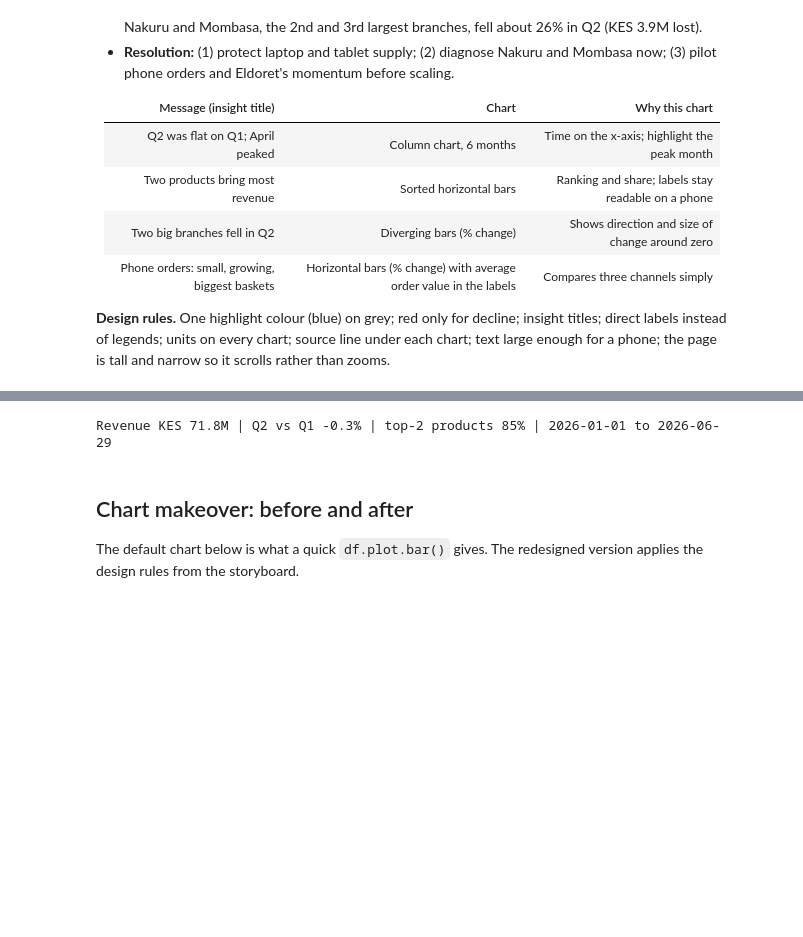
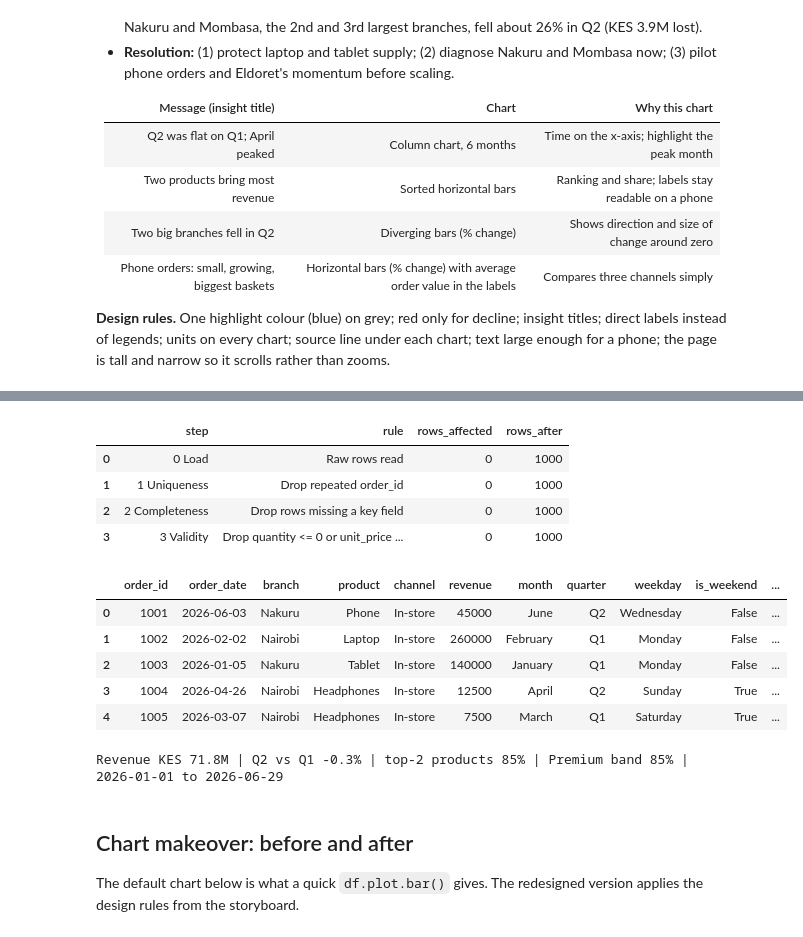
Before and after one commit to Chala-prog/plp-da-a4-student-eda-and-board-report, a Jupyter notebook: board_report.ipynb, the cells around one changed output, grey strips where cells are left out. Cells and saved outputs as stored; diff of their text form; code cells hidden in the pictures; blank space fills up the shorter version.

```diff
--- a/board_report.ipynb
+++ b/board_report.ipynb
@@ -25,28 +26,41 @@ This notebook plans the one-page board report, builds every chart in code, and d
 # %%
 import numpy as np, pandas as pd
 import matplotlib; matplotlib.use("Agg")
 import matplotlib.pyplot as plt
 from IPython.display import Image, display
 import os; os.makedirs("figures", exist_ok=True); os.makedirs("reports", exist_ok=True)
 
-d = pd.read_csv("duka_sales.csv", parse_dates=["order_date"])
-d["revenue"] = d.quantity * d.unit_price                       # KES
-d["month"] = d.order_date.dt.month
-d["half"] = np.where(d.month <= 3, "Q1", "Q2")
+from duka_prep import load_clean_duka          # cleaning rules + derived columns (Week 3 definitions)
+d, clean_log = load_clean_duka("duka_sales.csv")
+d.assign(month=d["month"].astype(str), weekday=d["weekday"].astype(str)).to_csv("duka_sales_clean.csv", index=False)
+display(clean_log)                              # every cleaning rule and how many rows it touched
+display(d[["order_id", "order_date", "branch", "product", "channel", "revenue", "month", "quarter", "weekday", "is_weekend", "price_band"]].head())
 n, tot = len(d), d.revenue.sum()
-mon  = d.groupby("month").revenue.sum()
-q    = d.groupby("half").revenue.sum(); q_chg = q.Q2 / q.Q1 - 1
+mon  = d.groupby("month_num").revenue.sum()
+q    = d.groupby("quarter").revenue.sum(); q_chg = q.Q2 / q.Q1 - 1
 prod = d.groupby("product").revenue.sum().sort_values(ascending=False)
 prem = prod.iloc[:2].sum() / tot
-br   = d.pivot_table(index="branch", columns="half", values="revenue", aggfunc="sum"); br["chg"] = br.Q2 / br.Q1 - 1
-br_n = d.groupby(["branch", "half"]).size()
-ch   = d.pivot_table(index="channel", columns="half", values="revenue", aggfunc="sum"); ch["chg"] = ch.Q2 / ch.Q1 - 1
+br   = d.pivot_table(index="branch", columns="quarter", values="revenue", aggfunc="sum"); br["chg"] = br.Q2 / br.Q1 - 1
+br_n = d.groupby(["branch", "quarter"]).size()
+ch   = d.pivot_table(index="channel", columns="quarter", values="revenue", aggfunc="sum"); ch["chg"] = ch.Q2 / ch.Q1 - 1
 aov  = d.groupby("channel").revenue.sum() / d.groupby("channel").size()
 D0, D1 = d.order_date.min(), d.order_date.max()
 SOURCE = f"Source: Duka Electronics sales data, {D0:%-d %b}–{D1:%-d %b %Y} ({n:,} orders). Revenue = quantity × unit price."
-print(f"Revenue KES {tot/1e6:.1f}M | Q2 vs Q1 {q_chg:+.1%} | top-2 products {prem:.0%} | {D0.date()} to {D1.date()}")
+prem_band = d[d.price_band == "Premium"].revenue.sum() / tot
+print(f"Revenue KES {tot/1e6:.1f}M | Q2 vs Q1 {q_chg:+.1%} | top-2 products {prem:.0%} | Premium band {prem_band:.0%} | {D0.date()} to {D1.date()}")
 # %% [output]
+|  | step | rule | rows_affected | rows_after |
+| 0 | 0 Load | Raw rows read | 0 | 1000 |
+| 1 | 1 Uniqueness | Drop repeated order_id | 0 | 1000 |
+| 2 | 2 Completeness | Drop rows missing a key field | 0 | 1000 |
+| 3 | 3 Validity | Drop quantity <= 0 or unit_price ... | 0 | 1000 |
+|  | order_id | order_date | branch | product | channel | revenue | month | quarter | weekday | is_weekend | ... |
+| 0 | 1001 | 2026-06-03 | Nakuru | Phone | In-store | 45000 | June | Q2 | Wednesday | False | ... |
+| 1 | 1002 | 2026-02-02 | Nairobi | Laptop | In-store | 260000 | February | Q1 | Monday | False | ... |
+| 2 | 1003 | 2026-01-05 | Nakuru | Tablet | In-store | 140000 | January | Q1 | Monday | False | ... |
+| 3 | 1004 | 2026-04-26 | Nairobi | Headphones | In-store | 12500 | April | Q2 | Sunday | True | ... |
+| 4 | 1005 | 2026-03-07 | Nairobi | Headphones | In-store | 7500 | March | Q1 | Saturday | True | ... |
-Revenue KES 71.8M | Q2 vs Q1 -0.3% | top-2 products 85% | 2026-01-01 to 2026-06-29
+Revenue KES 71.8M | Q2 vs Q1 -0.3% | top-2 products 85% | Premium band 85% | 2026-01-01 to 2026-06-29
 # %% [markdown]
 ## Chart makeover: before and after
 The default chart below is what a quick `df.plot.bar()` gives. The redesigned version applies the design rules from the storyboard.
```
Also changed, not shown: parts of 2 cells of this notebook, 4 other files.
